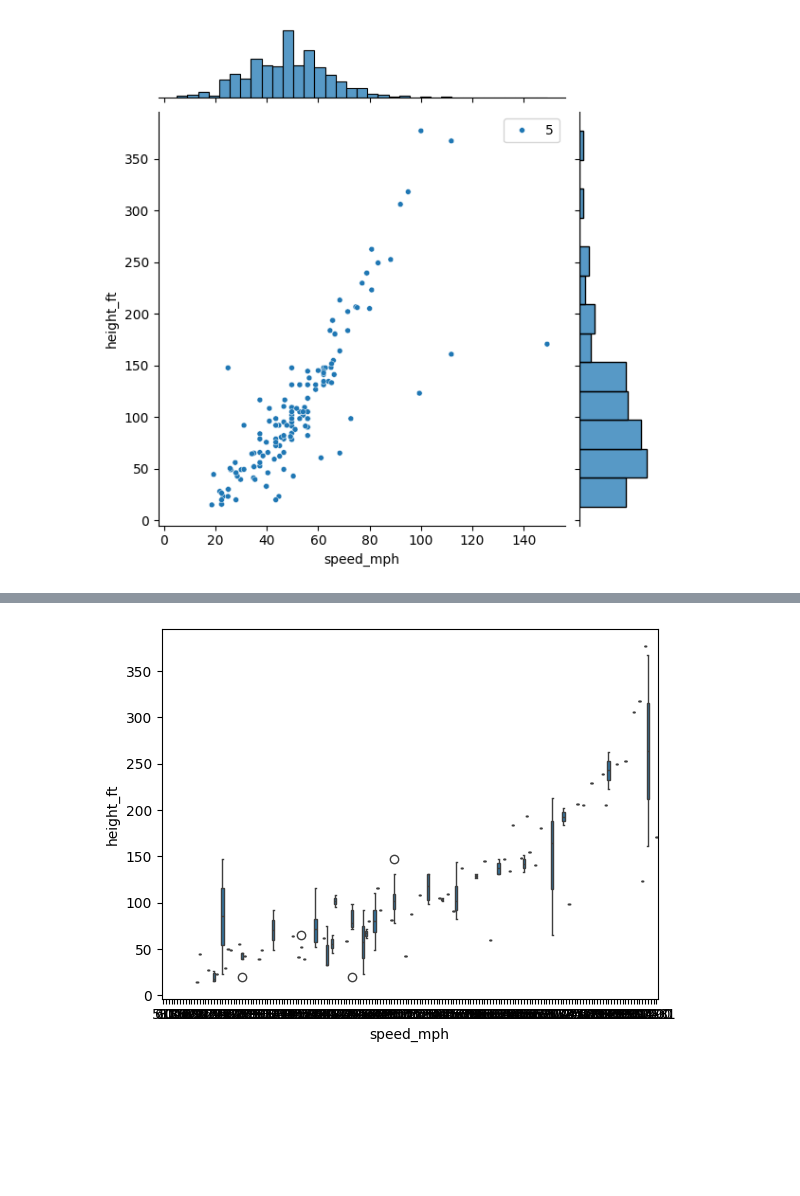
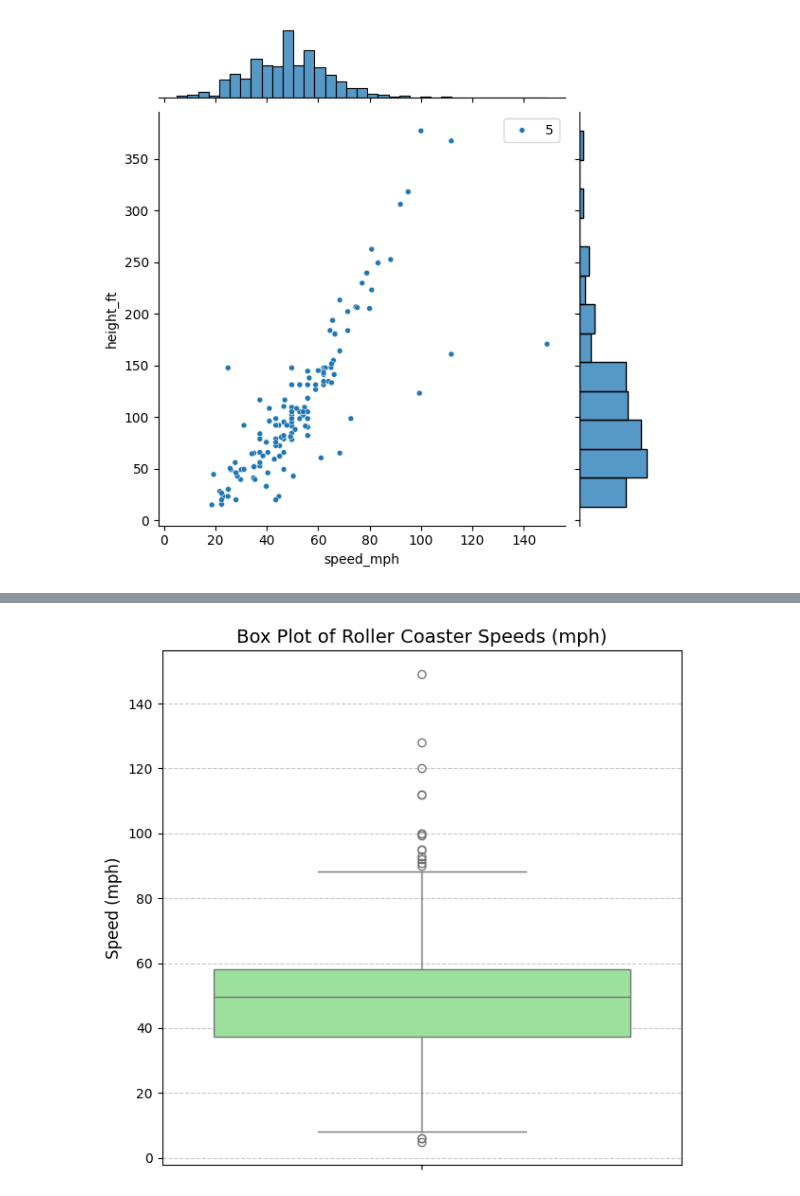
Before and after one commit to Jagadeeshkavuri1/ML_assignments, a Jupyter notebook: EDA.ipynb, the cells around one changed output, grey strips where cells are left out. Drawn from its saved outputs; the diff is of its cells as text; code cells hidden in the pictures; blank space fills up the shorter version.

```diff
--- a/EDA.ipynb
+++ b/EDA.ipynb
@@ -275,5 +253,12 @@ coast.head(1)
-# %%
-sns.boxplot(x="speed_mph", y="height_ft", data=coast)
-plt.show()
-# %% [output]
-[figure, removed]
+# %%
+data = coast[['speed_mph']].dropna()
+plt.figure(figsize=(12, 6))
+plt.subplot(1, 2, 2)
+sns.boxplot(y=data['speed_mph'], color='lightgreen')
+plt.title('Box Plot of Roller Coaster Speeds (mph)', fontsize=14)
+plt.ylabel('Speed (mph)', fontsize=12)
+plt.grid(axis='y', linestyle='--', alpha=0.7)
+plt.tight_layout()
+plt.show()
+# %% [output]
+[figure, added]
```
Also changed, not shown: parts of 9 cells of this notebook.
